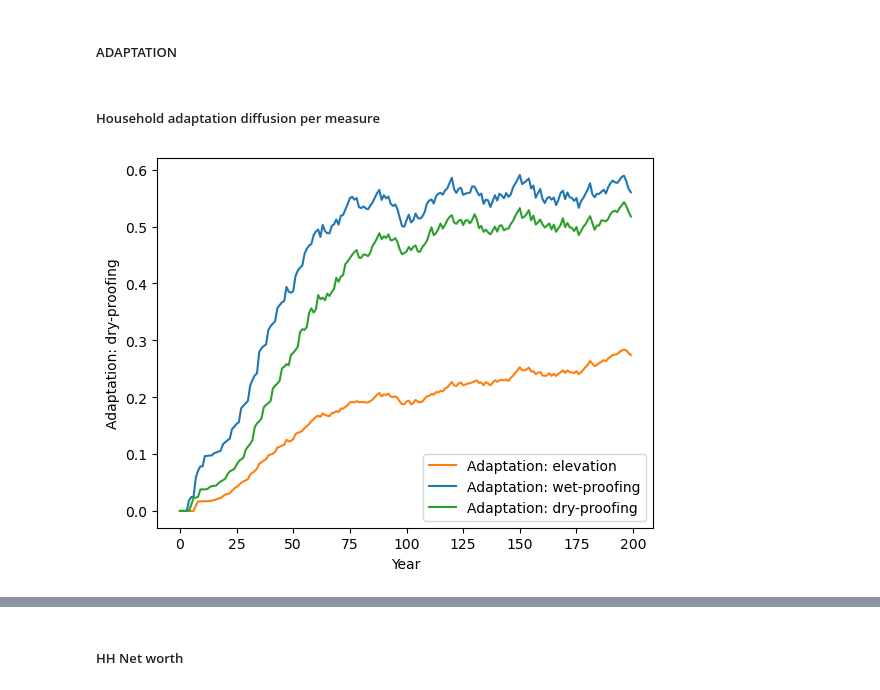
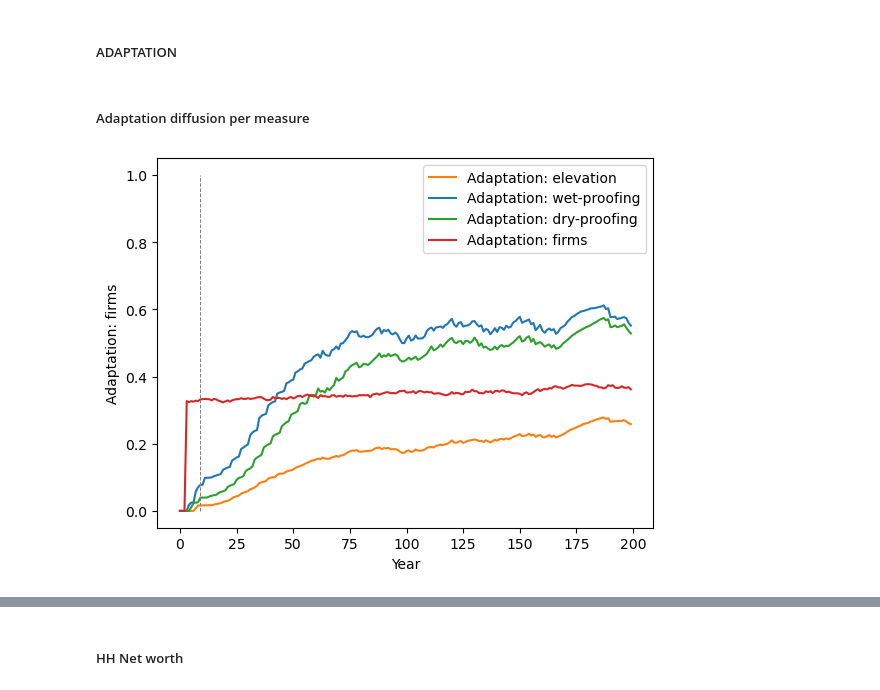
Before and after one commit to ghsher/CRAB_EM, a Jupyter notebook: Validation_checks.ipynb, the cells around one changed output, grey strips where cells are left out. Drawn from its saved outputs; the diff is of its cells as text; code cells hidden in the pictures.

```diff
--- a/Validation_checks.ipynb
+++ b/Validation_checks.ipynb
@@ -147,5 +147,6 @@ plt.show()
 # %%
 plot_all_runs(model_vars_df_list, "Total HH flood damage")
+plot_all_runs(model_vars_df_list, "Total firm flood damage")
 plt.vlines(flood_timesteps, ymin=0, ymax=45000, color="grey", linestyle="--", linewidth=0.7)
 plt.show()
 # %% [output]
@@ -153,10 +166,13 @@ plt.show()
 # %% [markdown]
 ##### ADAPTATION
 # %% [markdown]
-##### Household adaptation diffusion per measure
+##### Adaptation diffusion per measure
 # %%
 plot_all_runs(model_vars_df_list, "Adaptation: elevation", color="tab:orange")
 plot_all_runs(model_vars_df_list, "Adaptation: wet-proofing", color="tab:blue")
 plot_all_runs(model_vars_df_list, "Adaptation: dry-proofing", color="tab:green")
+plot_all_runs(model_vars_df_list, "Adaptation: firms", color="tab:red")
+plt.vlines(flood_timesteps, ymin=0, ymax=1, color="grey", linestyle="--", linewidth=0.7)
+plt.show()
 # %% [output]
-[figure, old version]
+[figure, new version]
```
Also changed, not shown: parts of 28 cells of this notebook, 2 other files.
